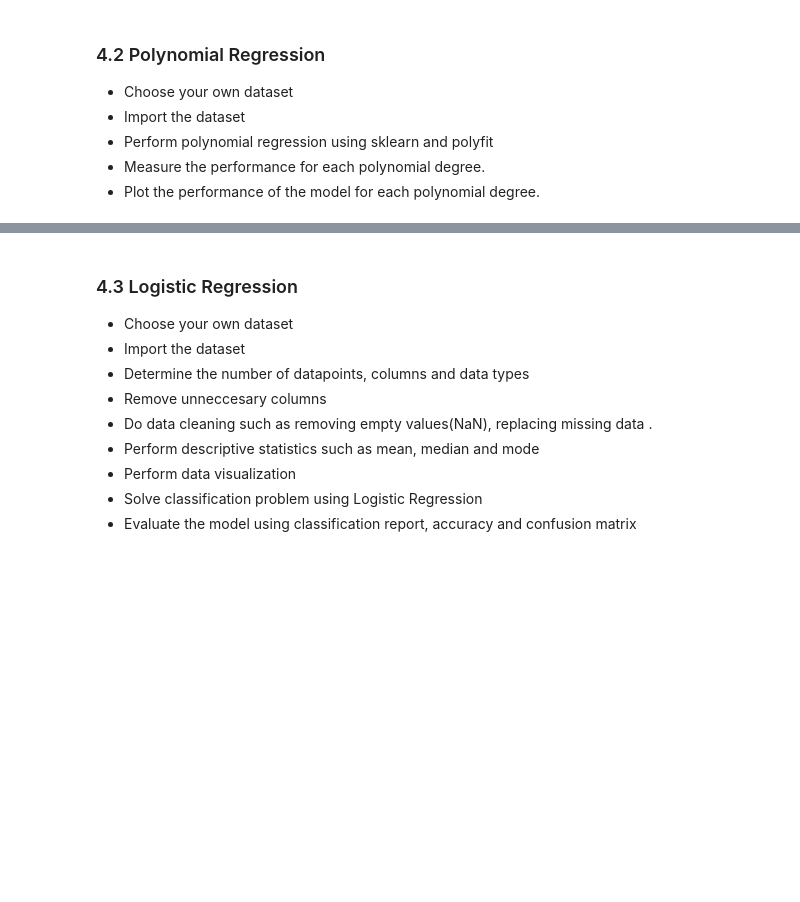
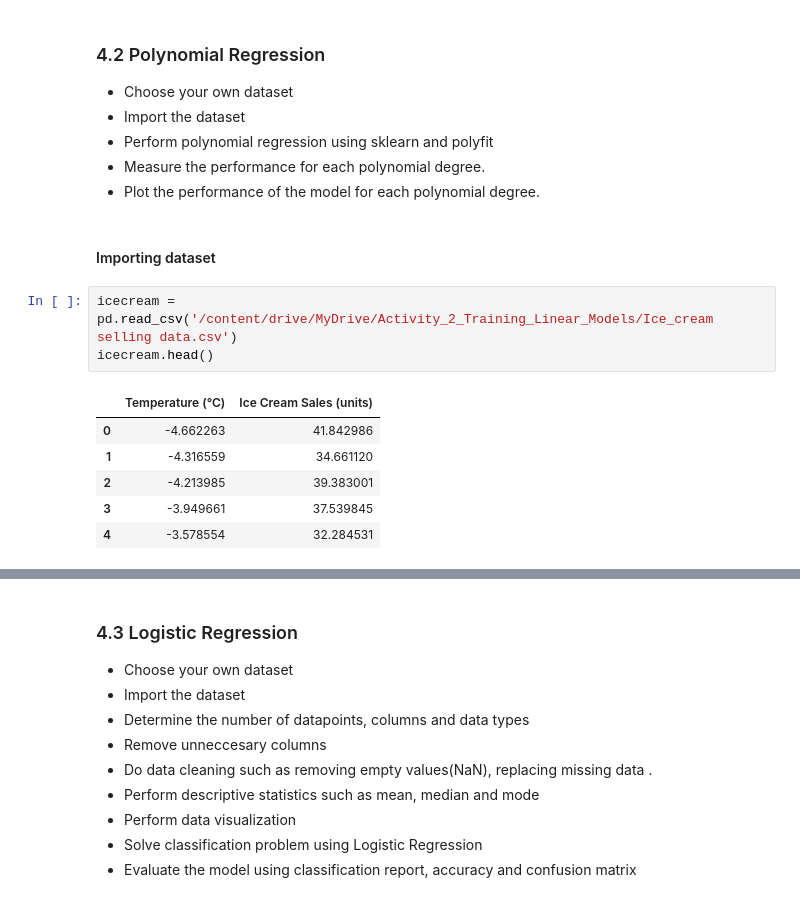
Before and after one commit to reue-lly/Predictive-Analytics-using-Machine-Learning, a Jupyter notebook: Activity-2/Activity_2_Training_Linear_Models.ipynb, the cells around one changed output, grey strips where cells are left out. Cells and saved outputs as stored; diff of their text form; blank space fills up the shorter version.

```diff
--- a/Activity-2/Activity_2_Training_Linear_Models.ipynb
+++ b/Activity-2/Activity_2_Training_Linear_Models.ipynb
@@ -1486,3 +1486,15 @@ plt.show()
 * Perform polynomial regression using sklearn and polyfit
 * Measure the performance for each polynomial degree.
 * Plot the performance of the model for each polynomial degree.
+# %% [markdown]
+#### Importing dataset
+# %%
+icecream = pd.read_csv('/content/drive/MyDrive/Activity_2_Training_Linear_Models/Ice_cream selling data.csv')
+icecream.head()
+# %% [output]
+|  | Temperature (°C) | Ice Cream Sales (units) |
+| 0 | -4.662263 | 41.842986 |
+| 1 | -4.316559 | 34.661120 |
+| 2 | -4.213985 | 39.383001 |
+| 3 | -3.949661 | 37.539845 |
+| 4 | -3.578554 | 32.284531 |
```
Also changed, not shown: parts of 7 cells of this notebook.
